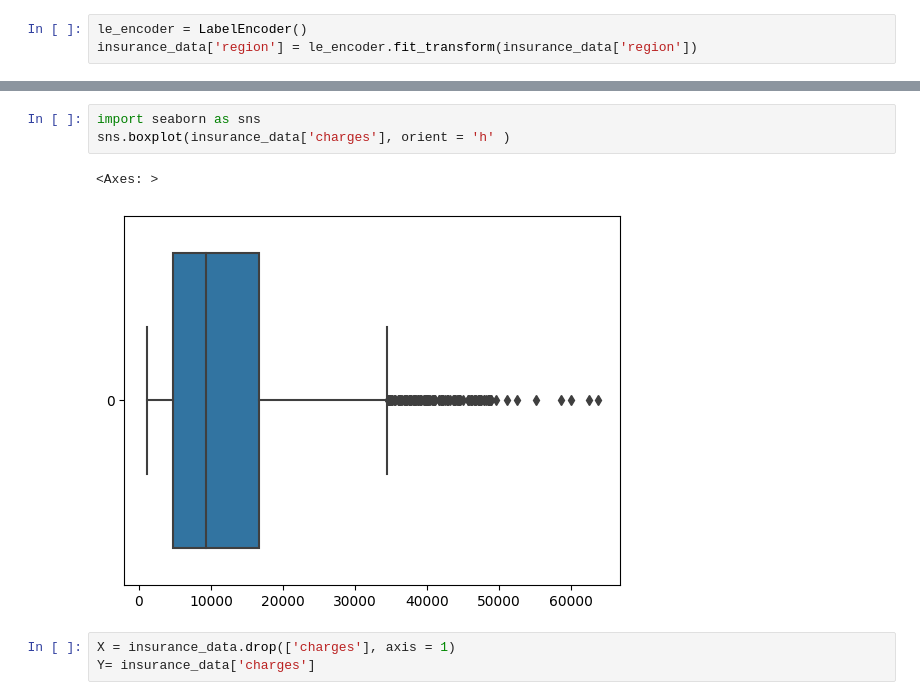
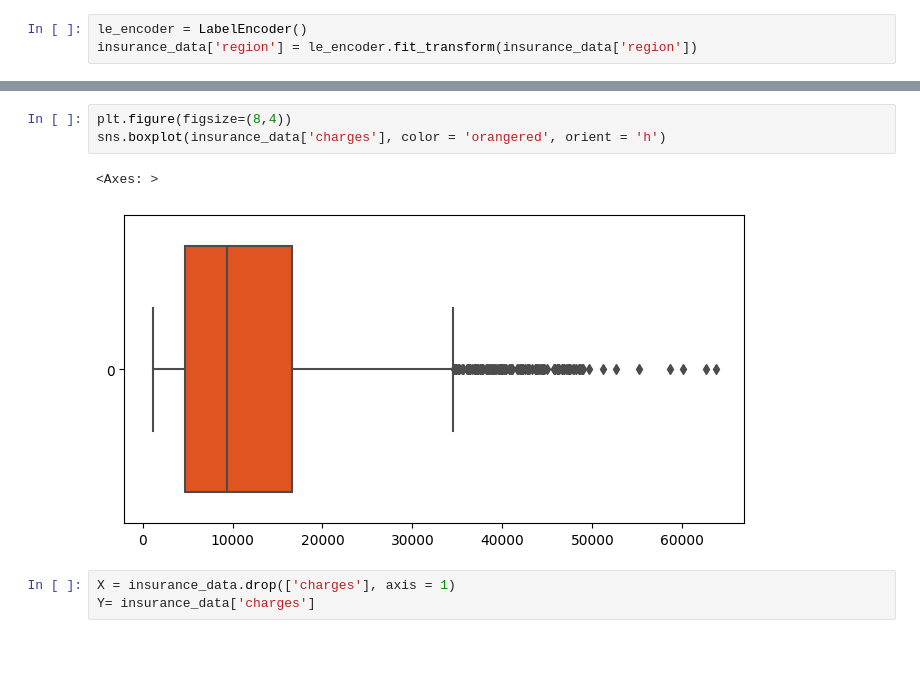
Before and after one commit to Heramb0x1/Neural_Network_Model_Using_TensorFlow-KerasAPI-, a Jupyter notebook: ANN_Health_Insurance_Prediction.ipynb, the cells around one changed output, grey strips where cells are left out. Drawn from its saved outputs; the diff is of its cells as text; blank space fills up the shorter version.

```diff
--- a/ANN_Health_Insurance_Prediction.ipynb
+++ b/ANN_Health_Insurance_Prediction.ipynb
@@ -74,9 +74,9 @@ insurance_data
 # %%
-import seaborn as sns
-sns.boxplot(insurance_data['charges'], orient = 'h' )
+plt.figure(figsize=(8,4))
+sns.boxplot(insurance_data['charges'], color = 'orangered', orient = 'h')
 # %% [output]
 <Axes: >
-[figure, old version]
+[figure, new version]
 # %%
 X = insurance_data.drop(['charges'], axis = 1)
 Y= insurance_data['charges']
```
Also changed, not shown: parts of 16 cells of this notebook.
